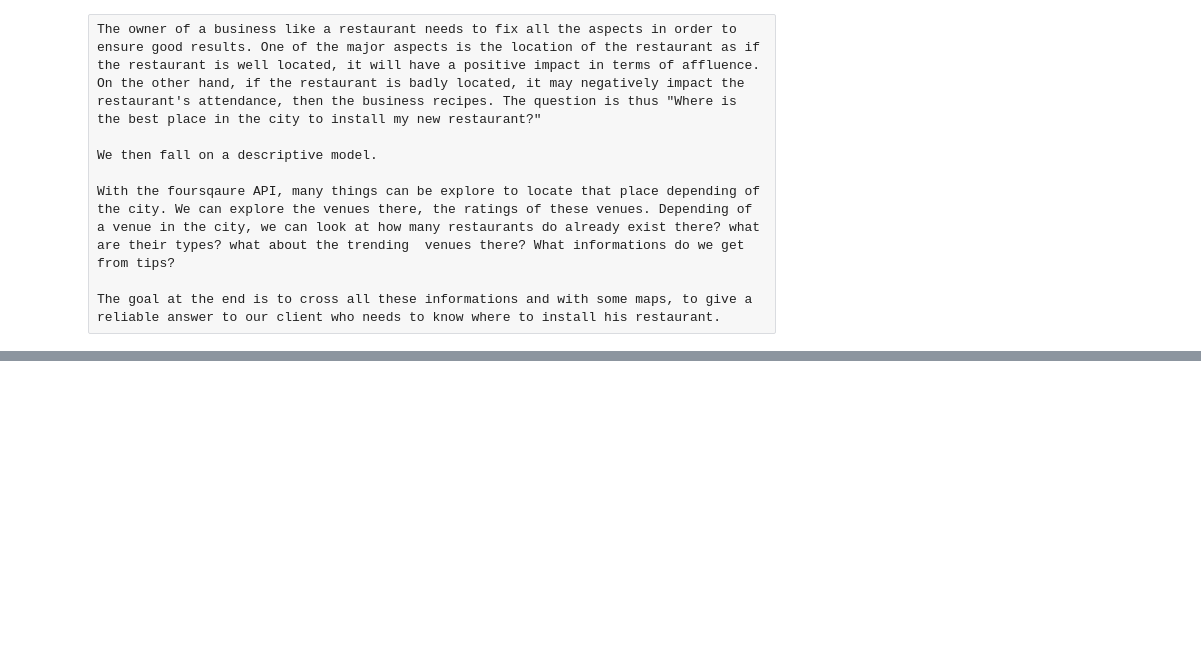
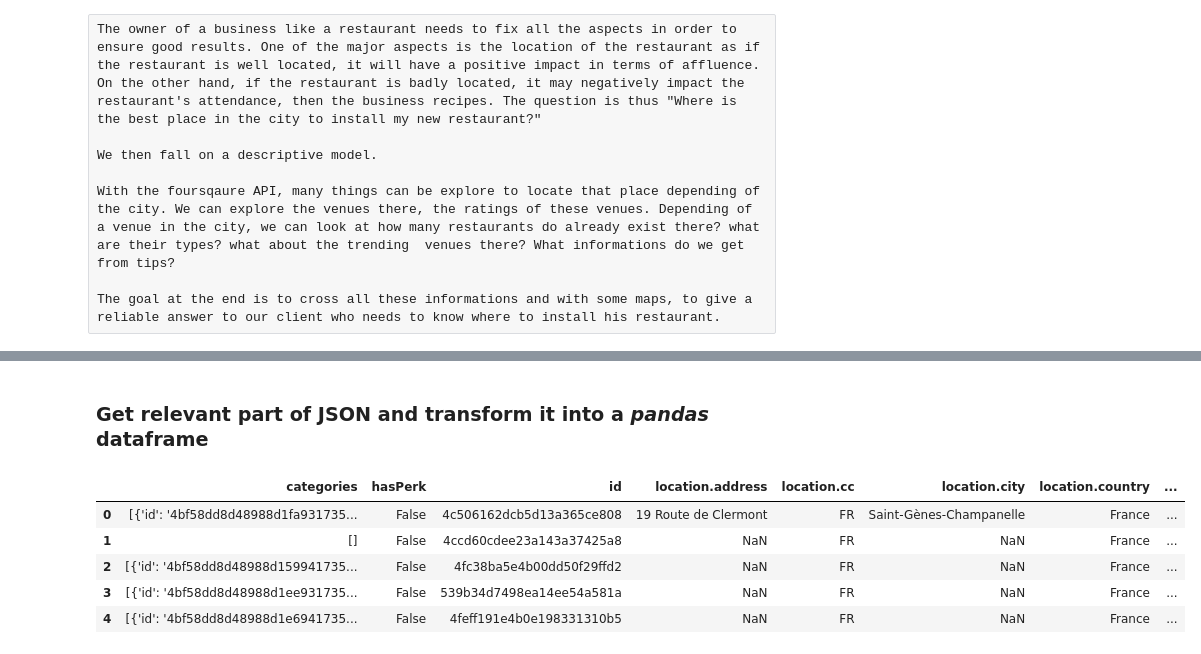
Before and after one commit to NinaBekono/Coursera_Capstone, a Jupyter notebook: Final_Report.ipynb, the cells around one changed output, grey strips where cells are left out. Cells and saved outputs as stored; diff of their text form; code cells hidden in the pictures; blank space fills up the shorter version.

```diff
--- a/Final_Report.ipynb
+++ b/Final_Report.ipynb
@@ -14,0 +21,8 @@ The goal at the end is to cross all these informations and with some maps, to gi
+# %%
+CLIENT_ID = '1TCFP5PIX2MR0LG4BVYIJLL1PGV0Y3Y01IGK5DTHFIAFBF4F' # your Foursquare ID
+CLIENT_SECRET = 'ASWAFPQNGFUO0C2G0PAQSKLJMRR5QMNTOHY3S0CFWE24SWEH' # your Foursquare Secret
+VERSION = '20180604'
+LIMIT = 30
+print('Your credentails:')
+print('CLIENT_ID: ' + CLIENT_ID)
+print('CLIENT_SECRET:' + CLIENT_SECRET)
@@ -14,0 +76,8 @@ The goal at the end is to cross all these informations and with some maps, to gi
+# %%
+address = ' Clermont-Ferrand, CF'
+
+geolocator = Nominatim(user_agent="foursquare_agent")
+location = geolocator.geocode(address)
+latitude = location.latitude
+longitude = location.longitude
+print(latitude, longitude)
@@ -14,0 +123,16 @@ The goal at the end is to cross all these informations and with some maps, to gi
+# %% [markdown]
+### Get relevant part of JSON and transform it into a *pandas* dataframe
+# %%
+# assign relevant part of JSON to venues
+venues = results['response']['venues']
+
+# tranform venues into a dataframe
+dataframe = json_normalize(venues)
+dataframe.head()
+# %% [output]
+|  | categories | hasPerk | id | location.address | location.cc | location.city | location.country | ... |
+| 0 | [{'id': '4bf58dd8d48988d1fa931735... | False | 4c506162dcb5d13a365ce808 | 19 Route de Clermont | FR | Saint-Gènes-Champanelle | France | ... |
+| 1 | [] | False | 4ccd60cdee23a143a37425a8 | NaN | FR | NaN | France | ... |
+| 2 | [{'id': '4bf58dd8d48988d159941735... | False | 4fc38ba5e4b00dd50f29ffd2 | NaN | FR | NaN | France | ... |
+| 3 | [{'id': '4bf58dd8d48988d1ee931735... | False | 539b34d7498ea14ee54a581a | NaN | FR | NaN | France | ... |
+| 4 | [{'id': '4bf58dd8d48988d1e6941735... | False | 4feff191e4b0e198331310b5 | NaN | FR | NaN | France | ... |
```
Also changed, not shown: parts of 21 cells of this notebook.
